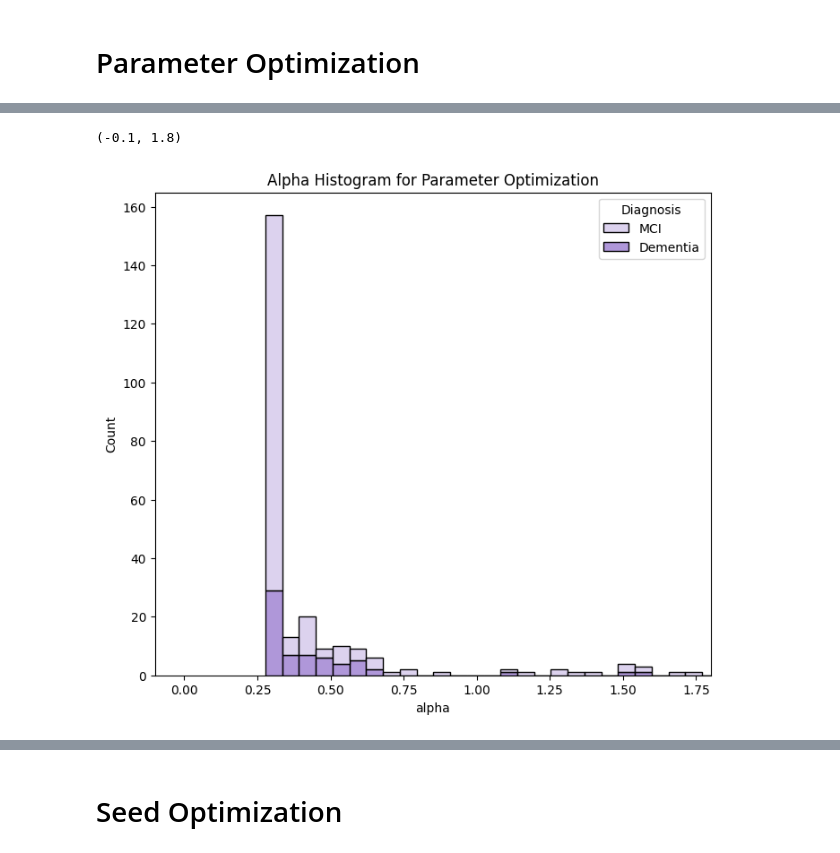
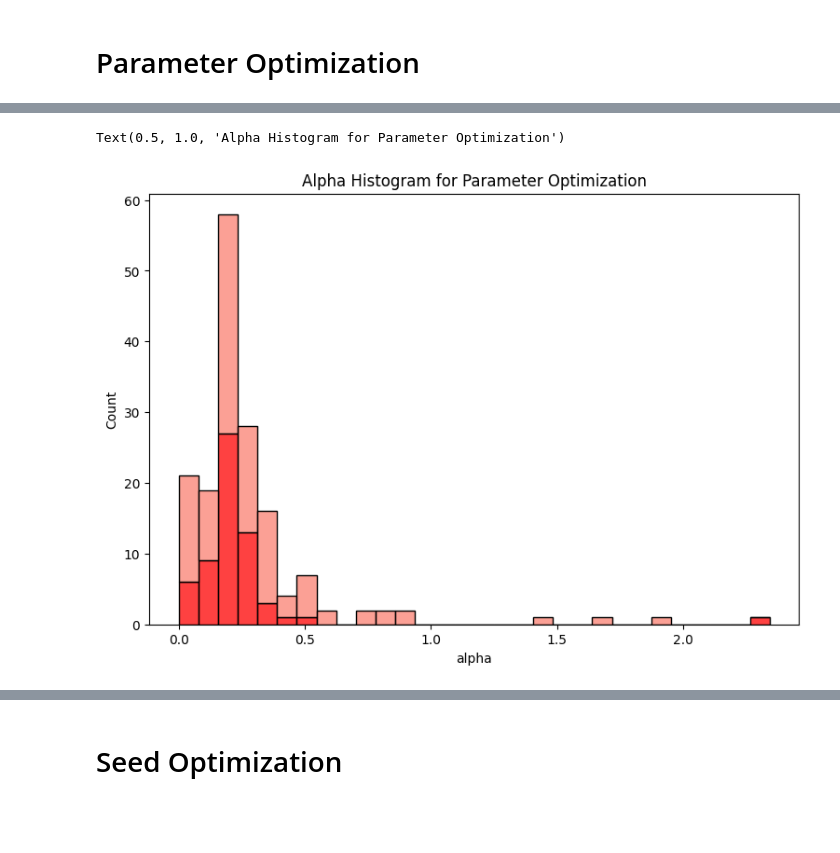
Before and after one commit to LaasyaMunjeti/EBM-Nexis, a Jupyter notebook: Model comparison.ipynb, the cells around one changed output, grey strips where cells are left out. Cells and saved outputs as stored; diff of their text form; code cells hidden in the pictures; blank space fills up the shorter version.

```diff
--- a/Model comparison.ipynb
+++ b/Model comparison.ipynb
@@ -85,0 +36,26 @@ seeding_nonzero
+# %%
+# Keep only MCI and AD subjects for analysis
+ebm_nonzero = ebm_data[ebm_data['Diagnosis'] != 'CN']
+seeding_nonzero = seeding_all[seeding_all['Diagnosis'] != 'CN']
+parameters_nonzero = parameters_all[parameters_all['Diagnosis'] != 'CN']
+params_entorhinal_seed_nonzero = params_entorhinal_seed[params_entorhinal_seed['Diagnosis'] != 'CN']
+params_middletemporal_seed_nonzero = params_middletemporal_seed[params_middletemporal_seed['Diagnosis'] != 'CN']
+params_fusiform_seed_nonzero = params_fusiform_seed[params_fusiform_seed['Diagnosis'] != 'CN']
+params_inferiortemporal_seed_nonzero = params_inferiortemporal_seed[params_inferiortemporal_seed['Diagnosis'] != 'CN']
+
+#Delete stage 0 subjects
+ebm_nonzero = ebm_nonzero[ebm_nonzero['ml_stage'] != 0]
+seeding_nonzero = seeding_nonzero[seeding_nonzero['ml_stage'] != 0]
+parameters_nonzero = parameters_nonzero[parameters_nonzero['ml_stage'] != 0]
+params_entorhinal_seed_nonzero = params_entorhinal_seed_nonzero[params_entorhinal_seed_nonzero['ml_stage'] != 0]
+params_middletemporal_seed_nonzero = params_middletemporal_seed_nonzero[params_middletemporal_seed_nonzero['ml_stage'] != 0]
+params_fusiform_seed_nonzero = params_fusiform_seed_nonzero[params_fusiform_seed_nonzero['ml_stage'] != 0]
+params_inferiortemporal_seed_nonzero = params_inferiortemporal_seed_nonzero[params_inferiortemporal_seed_nonzero['ml_stage'] != 0]
+
+# Delete striatal regions in ebm data
+regions_to_exclude = ['Left-Pallidum','Right-Pallidum','Left-Accumbens-area','Right-Accumbens-area','Right-Putamen','Left-Putamen','Right-Caudate','Left-Caudate']
+ebm_nonzero = ebm_nonzero.drop(columns=regions_to_exclude)
+ebm_data = ebm_data.drop(columns=regions_to_exclude)
+
+# Print value count for diagnostic categories
+parameters_nonzero.Diagnosis.value_counts()
@@ -140,14 +123,18 @@ print(means_param)
 # %%
 # Alpha histogram
-custom_purple_palette = ['#d1c4e9', '#9575cd', '#512da8']
-plt.figure(figsize=(8, 7))
-ax = sns.histplot(data=parameters_nonzero, bins = 30, x='alpha', color = 'red', hue='Diagnosis', palette=custom_purple_palette, multiple='stack')
+color_palette = {
+    'Dementia': '#FE0101',  # Deep red
+    'MCI': '#FA8072',  # Salmon
+    'CN': '#F5F5DC'}   # Beige (light beige)
+
+plt.figure(figsize=(9, 6))
+ax = sns.histplot(data=parameters_nonzero, bins = 30, x='alpha', color = 'red', palette = color_palette, hue='Diagnosis', multiple='stack', legend=False)
 plt.title('Alpha Histogram for Parameter Optimization')
 #plt.legend(title='Diagnosis')
-plt.xlim(-0.1, 1.8)
+#plt.xlim(-0.1, 1.8)
 #plt.ylim(0, 450)
 # %% [output]
-(-0.1, 1.8)
+Text(0.5, 1.0, 'Alpha Histogram for Parameter Optimization')
-[figure, old version]
+[figure, new version]
 # %%
 # Beta histogram
```
Also changed, not shown: parts of 37 cells of this notebook.
